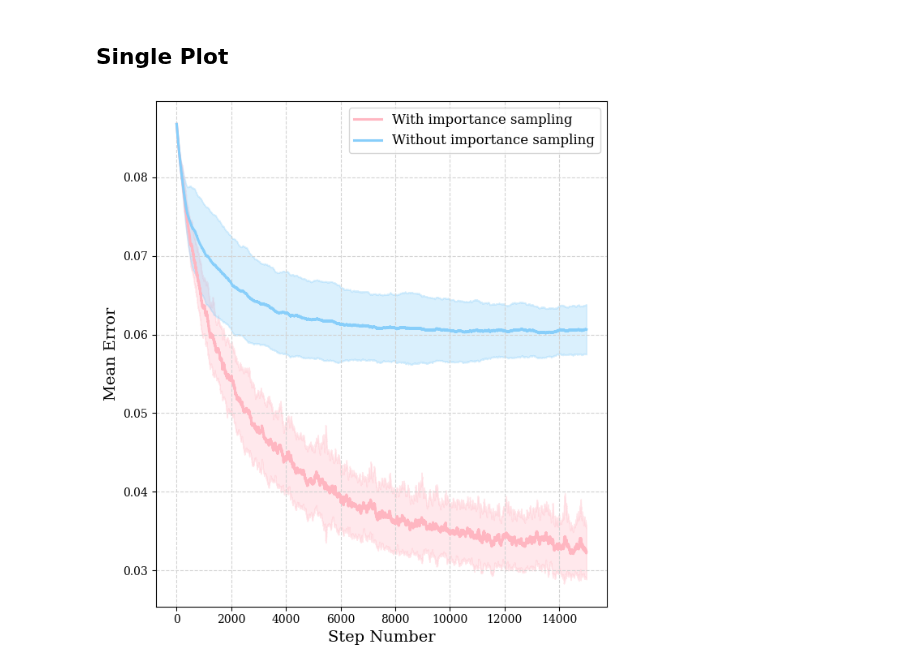
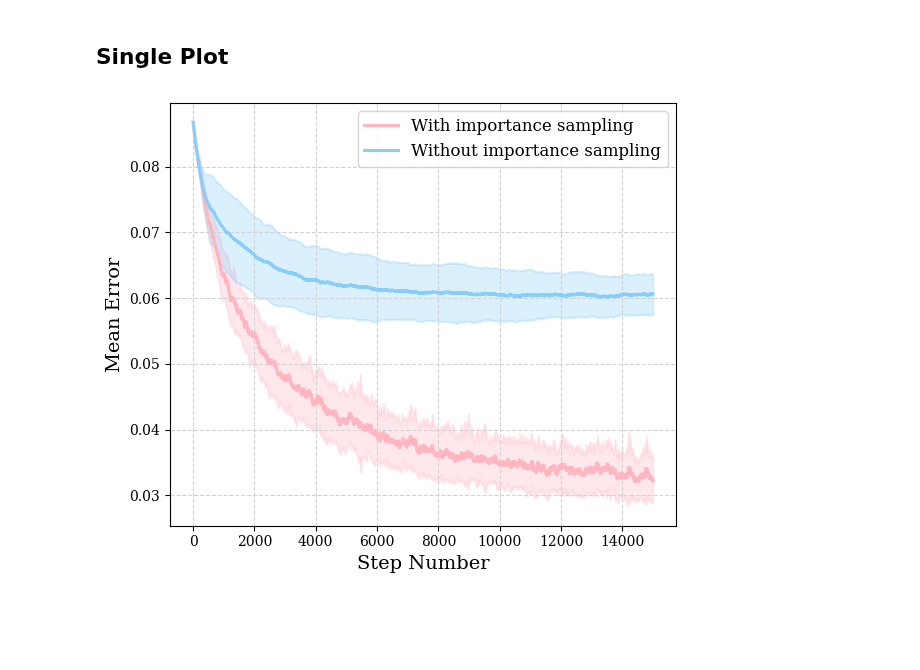
Before and after one commit to ArminBaz/SR-IS, a Jupyter notebook: src/convergence.ipynb, the cells around one changed output. Saved outputs shown, nothing was run; the diff lists cells and outputs as text; code cells hidden in the pictures; blank space fills up the shorter version.

Commit message:
changed figure size

```diff
--- a/src/convergence.ipynb
+++ b/src/convergence.ipynb
@@ -394,6 +394,8 @@ std_diffs_no_imp = np.std(diffs_no_imp, axis=0)
 # Set a nicer font
 plt.rcParams['font.family'] = 'serif'
 
+plt.figure(figsize=(6, 5))  # Adjust these values as needed
+
 # Define pastel colors
 colors = ['#FFB6C1', '#FFD700', '#98FB98', '#87CEFA', '#FFA07A']
 
@@ -402,38 +404,38 @@ colors = ['#FFB6C1', '#FFD700', '#98FB98', '#87CEFA', '#FFA07A']
 # fig.suptitle(f"{diff_type} Errors", fontsize=16)  # Title for all subplots
 
 x = np.arange(num_steps)
-plt.figure(figsize=(6.5,7))
+# plt.figure(figsize=(6.5,7))
 # Plot mean convergence curves with shaded regions for standard deviation
 plt.plot(x, mean_diffs_with_imp[1][1], label='With importance sampling', color=colors[0], linewidth=2.2)
 plt.fill_between(x, mean_diffs_with_imp[1][1] - std_diffs_with_imp[1][1],
                 mean_diffs_with_imp[1][1] + std_diffs_with_imp[1][1],
                 color=colors[0], alpha=0.3)
 
 plt.plot(x, mean_diffs_no_imp[1][1], label='Without importance sampling', color=colors[3], linewidth=2.2)
 plt.fill_between(x, mean_diffs_no_imp[1][1] - std_diffs_no_imp[1][1],
                 mean_diffs_no_imp[1][1] + std_diffs_no_imp[1][1],
                 color=colors[3], alpha=0.3)
 
 # Add labels to the x-axis and y-axis
 plt.xlabel('Step Number', fontsize=14)
 plt.ylabel(f'{diff_type} Error', fontsize=14)
 
 # Increase font size for tick labels
 plt.tick_params(axis='both', which='major')
 
 # Add a legend to the plot
 plt.legend(fontsize=12)
 
 # Add dashed light grey grid lines
 plt.grid(color='lightgrey', linestyle='--')
 
 # Add dashed light grey grid lines
 plt.grid(color='lightgrey', linestyle='--')
 
 if save_path is not None:
     plt.savefig(save_path, bbox_inches='tight', dpi=300)
 
 plt.tight_layout()
 plt.show()
 # %% [output]
-[figure, old version]
+[figure, new version]
```
